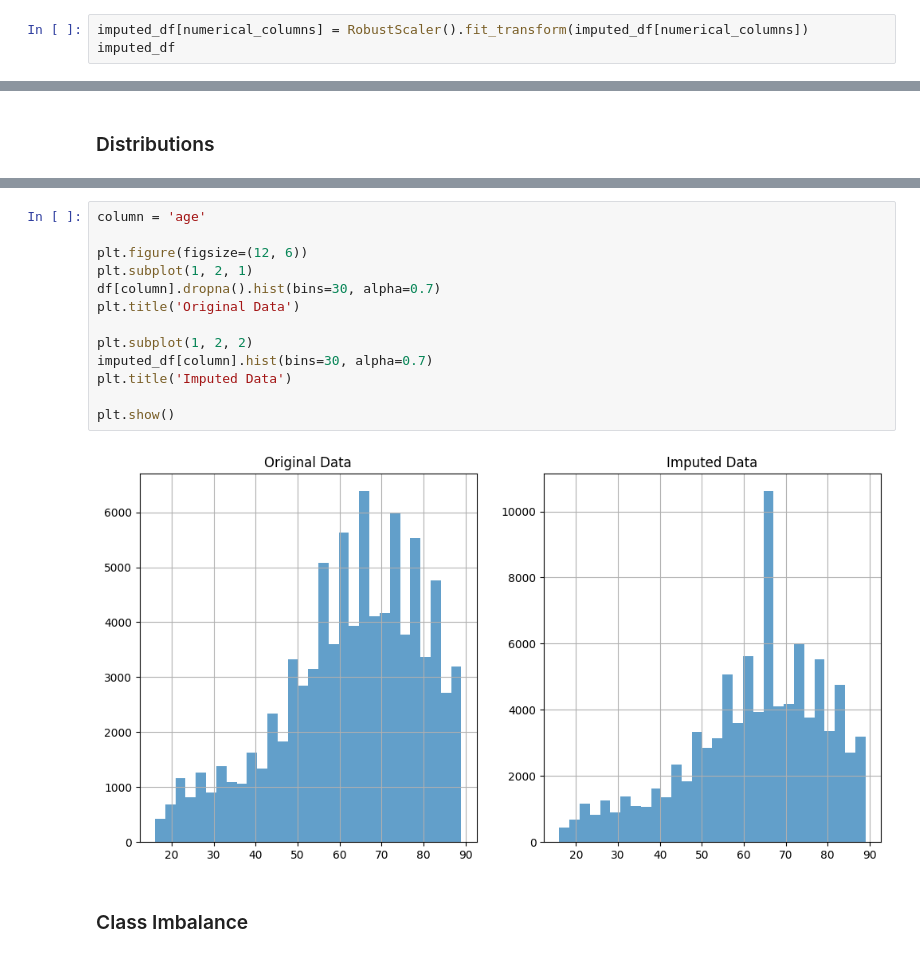
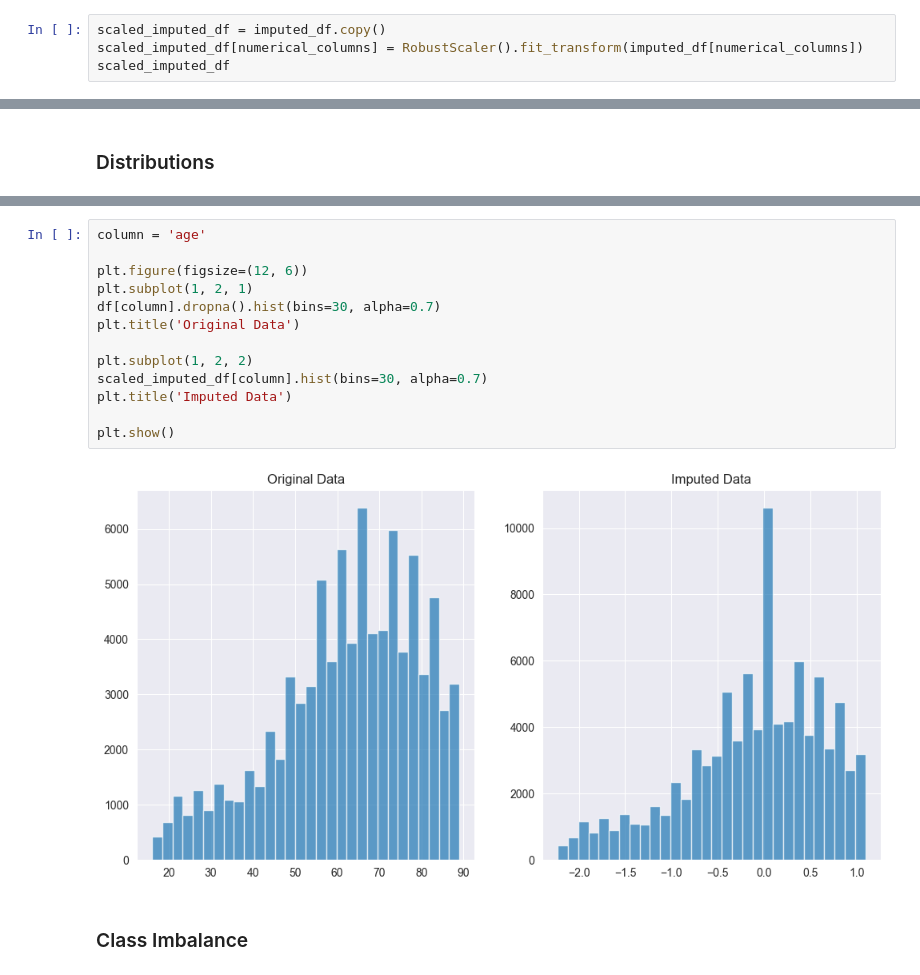
Before and after one commit to AlexRaudvee/Fairness-First-ICU-ML, a Jupyter notebook: Cleaning_and_EDA.ipynb, the cells around one changed output, grey strips where cells are left out. Saved outputs shown, nothing was run; the diff lists cells and outputs as text.

```diff
--- a/Cleaning_and_EDA.ipynb
+++ b/Cleaning_and_EDA.ipynb
@@ -137,7 +184,8 @@ Index(['hospital_death', 'age', 'bmi', 'elective_surgery', 'height', 'icu_id',
        'solid_tumor_with_metastasis'],
       dtype='object', length=101)
 # %%
-imputed_df[numerical_columns] = RobustScaler().fit_transform(imputed_df[numerical_columns])
-imputed_df
+scaled_imputed_df = imputed_df.copy()
+scaled_imputed_df[numerical_columns] = RobustScaler().fit_transform(imputed_df[numerical_columns])
+scaled_imputed_df
 # %% [output]
 |  | encounter_id | patient_id | hospital_id | hospital_death | age | bmi | elective_surgery | ethnicity | ... |
@@ -295,18 +343,18 @@ Passing `palette` without assigning `hue` is deprecated and will be removed in v
 # %%
 column = 'age'
 
 plt.figure(figsize=(12, 6))
 plt.subplot(1, 2, 1)
 df[column].dropna().hist(bins=30, alpha=0.7)
 plt.title('Original Data')
 
 plt.subplot(1, 2, 2)
-imputed_df[column].hist(bins=30, alpha=0.7)
+scaled_imputed_df[column].hist(bins=30, alpha=0.7)
 plt.title('Imputed Data')
 
 plt.show()
 # %% [output]
-[figure, old version]
+[figure, new version]
 # %% [markdown]
 ### Class Imbalance
 # %%
```
Also changed, not shown: parts of 13 cells of this notebook.
